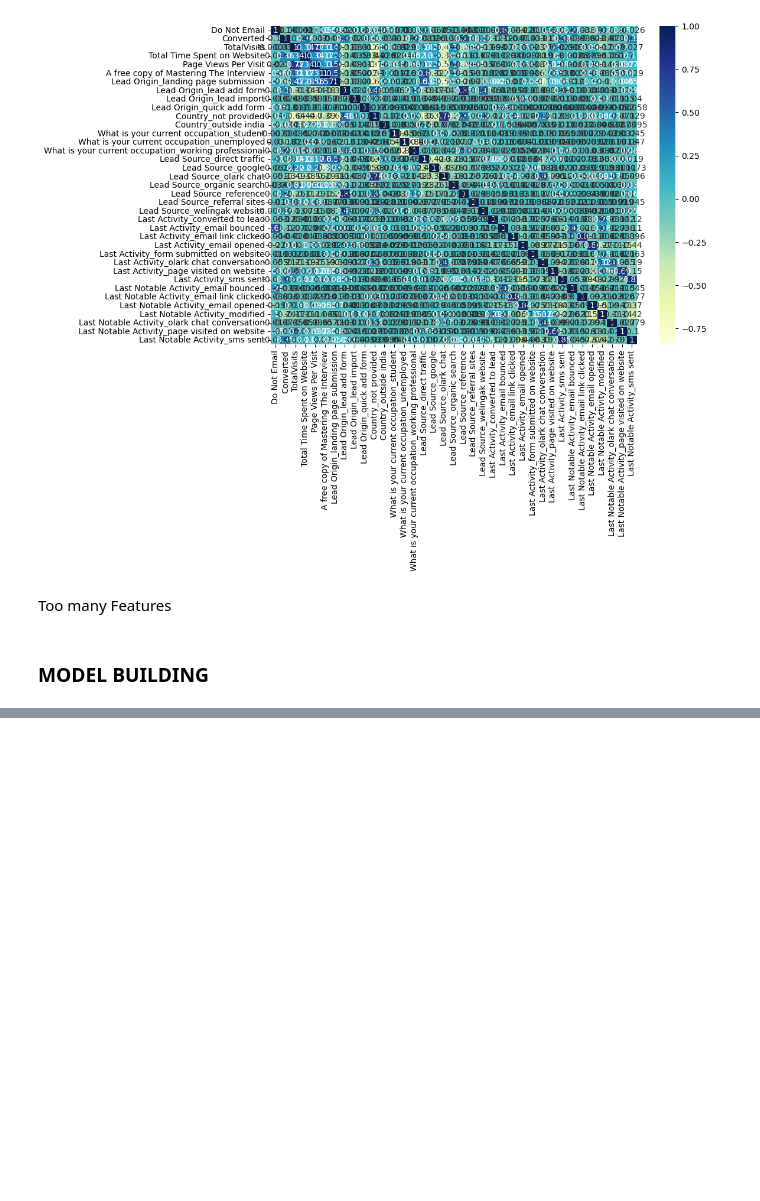
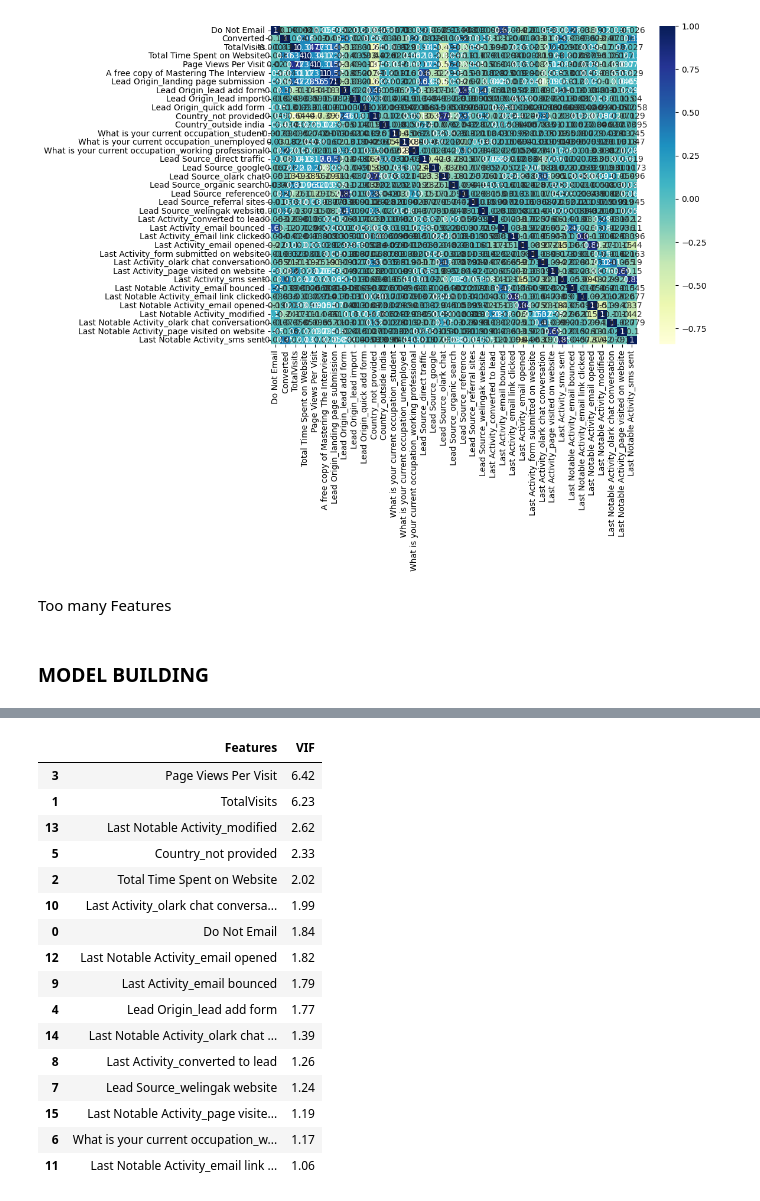
Before and after one commit to D-skywalkerr/Case_study-Leads_scoring, a Jupyter notebook: Leads_scoring.ipynb, the cells around one changed output, grey strips where cells are left out. Drawn from its saved outputs; the diff is of its cells as text; code cells hidden in the pictures; blank space fills up the shorter version.

```diff
--- a/Leads_scoring.ipynb
+++ b/Leads_scoring.ipynb
@@ -1242,0 +1365,26 @@ Too many Features
+# %%
+# Make a VIF dataframe for all the variables present
+vif = pd.DataFrame()
+vif['Features'] = X_train.columns
+vif['VIF'] = [variance_inflation_factor(X_train.values, i) for i in range(X_train.shape[1])]
+vif['VIF'] = round(vif['VIF'], 2)
+vif = vif.sort_values(by = "VIF", ascending = False)
+vif
+# %% [output]
+|  | Features | VIF |
+| 3 | Page Views Per Visit | 6.42 |
+| 1 | TotalVisits | 6.23 |
+| 13 | Last Notable Activity_modified | 2.62 |
+| 5 | Country_not provided | 2.33 |
+| 2 | Total Time Spent on Website | 2.02 |
+| 10 | Last Activity_olark chat conversa... | 1.99 |
+| 0 | Do Not Email | 1.84 |
+| 12 | Last Notable Activity_email opened | 1.82 |
+| 9 | Last Activity_email bounced | 1.79 |
+| 4 | Lead Origin_lead add form | 1.77 |
+| 14 | Last Notable Activity_olark chat ... | 1.39 |
+| 8 | Last Activity_converted to lead | 1.26 |
+| 7 | Lead Source_welingak website | 1.24 |
+| 15 | Last Notable Activity_page visite... | 1.19 |
+| 6 | What is your current occupation_w... | 1.17 |
+| 11 | Last Notable Activity_email link ... | 1.06 |
```
Also changed, not shown: parts of 10 cells of this notebook.
